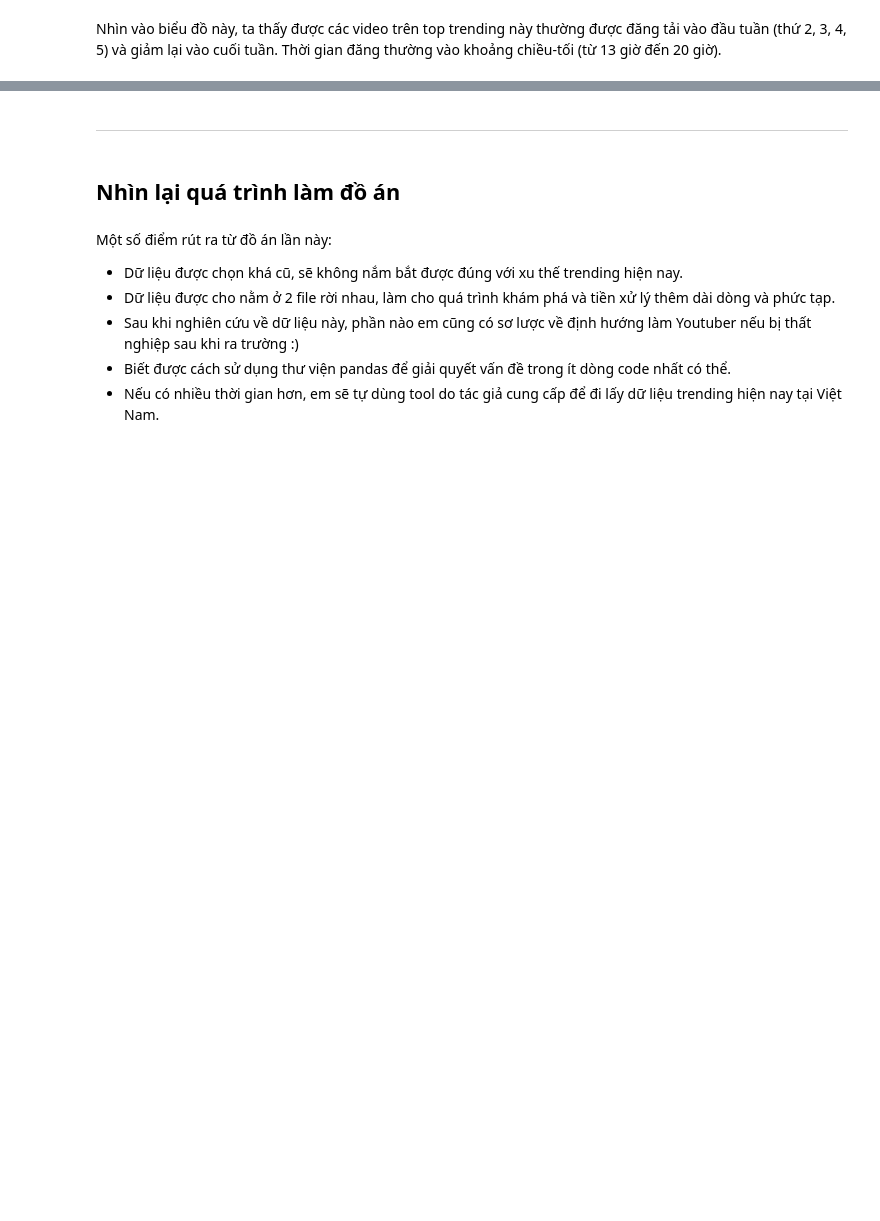
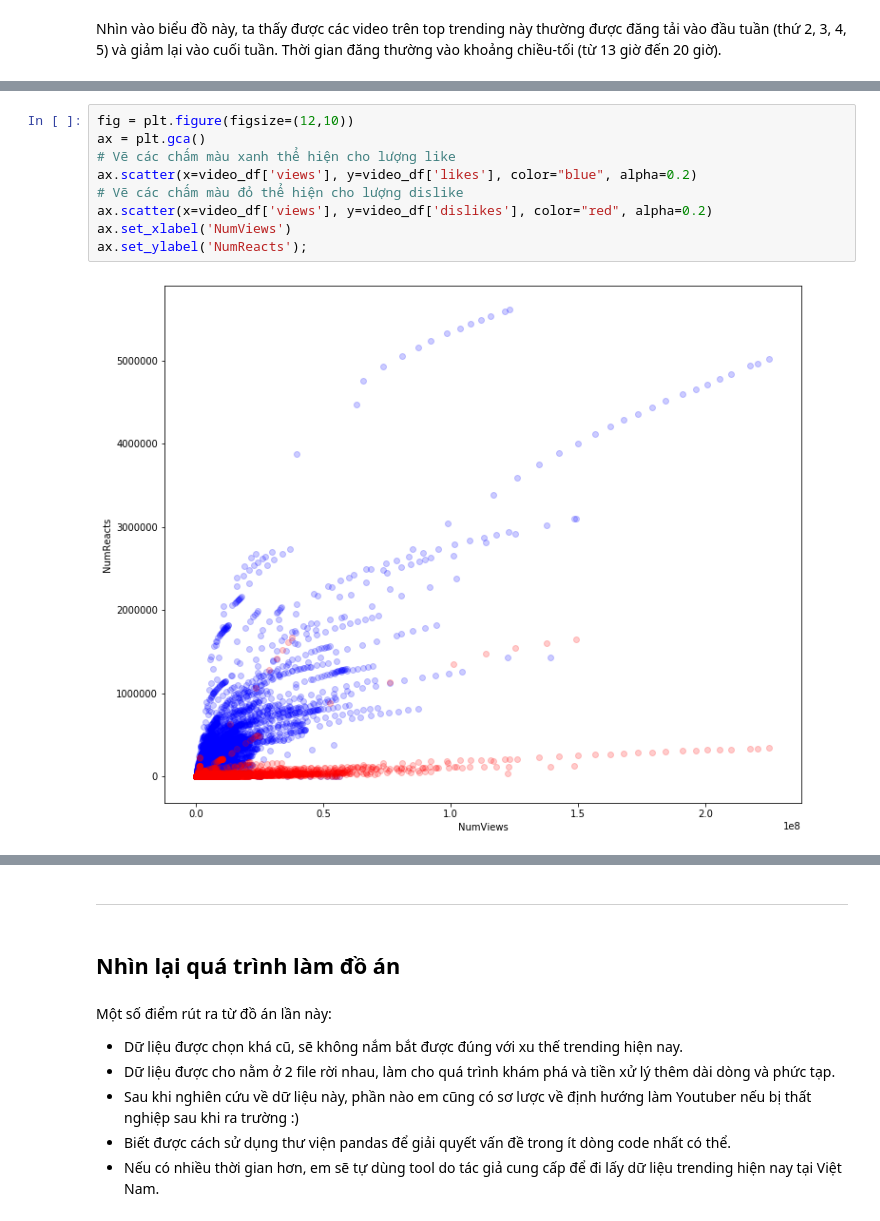
Before and after one commit to vhoaian/LTKHDL_CK, a Jupyter notebook: 1712265-VoHoaiAn.ipynb, the cells around one changed output, grey strips where cells are left out. Cells and saved outputs as stored; diff of their text form; blank space fills up the shorter version.

```diff
--- a/1712265-VoHoaiAn.ipynb
+++ b/1712265-VoHoaiAn.ipynb
@@ -386,0 +413,11 @@ plt.ylabel("NumTrendingWords");
+# %%
+fig = plt.figure(figsize=(12,10))
+ax = plt.gca()
+# Vẽ các chấm màu xanh thể hiện cho lượng like
+ax.scatter(x=video_df['views'], y=video_df['likes'], color="blue", alpha=0.2)
+# Vẽ các chấm màu đỏ thể hiện cho lượng dislike
+ax.scatter(x=video_df['views'], y=video_df['dislikes'], color="red", alpha=0.2)
+ax.set_xlabel('NumViews')
+ax.set_ylabel('NumReacts');
+# %% [output]
+[figure, added]
```
Also changed, not shown: parts of 22 cells of this notebook.
